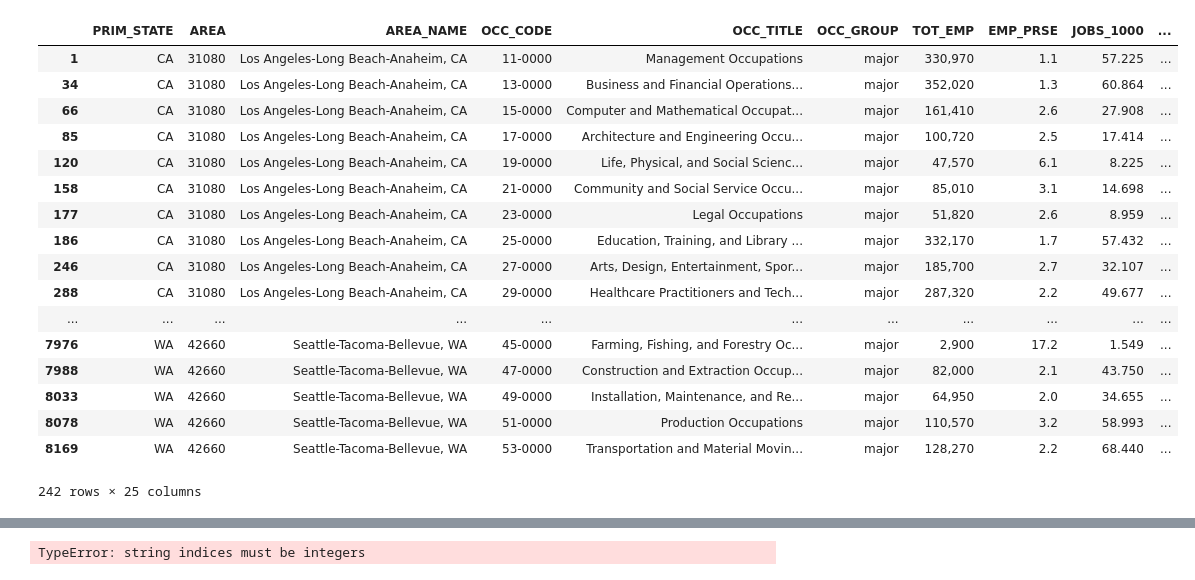
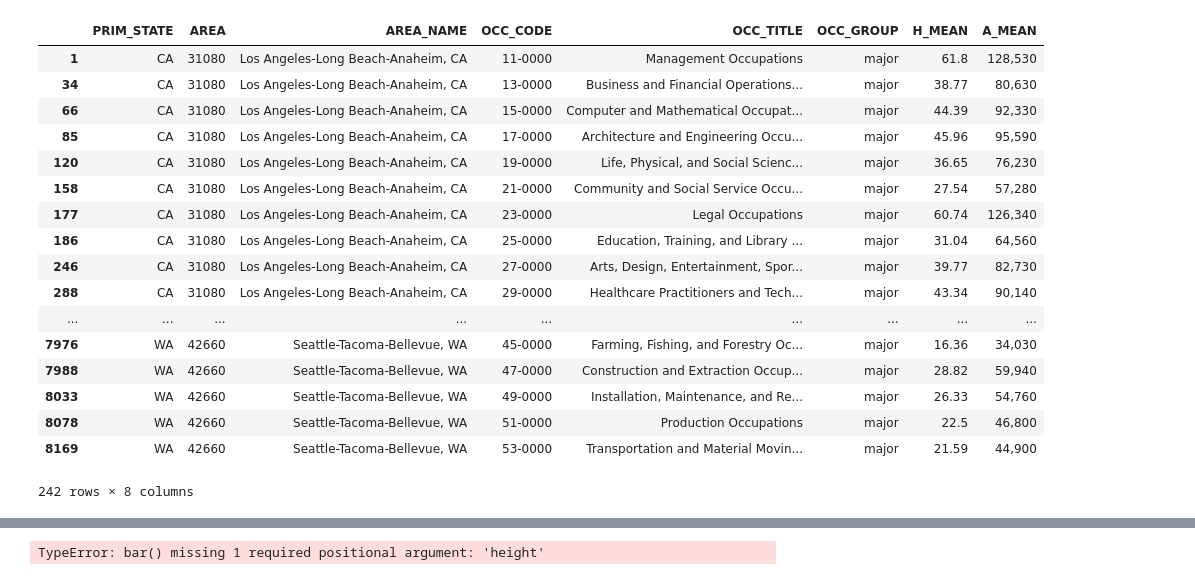
Before and after one commit to michelle604/Data-Science-Intro-Project, a Jupyter notebook: final project Q1.ipynb, the cells around one changed output, grey strips where cells are left out. Saved outputs shown, nothing was run; the diff lists cells and outputs as text; code cells hidden in the pictures.

```diff
--- a/final project Q1.ipynb
+++ b/final project Q1.ipynb
@@ -5,29 +5,34 @@ import numpy as np
 import matplotlib.pyplot as plt
 %matplotlib inline
 # %%
-jobs = pd.read_csv('occupations.csv')
+jobs = pd.read_csv('occupations2.csv')
+job['H_MEAN'] = job['H_MEAN'].str.replace('*', 'NaN')
+job['A_MEAN'] = job['A_MEAN'].str.replace('*', 'NaN')
+job['A_MEAN'] = job['A_MEAN'].str.replace(',', '')
 job=jobs[jobs['H_MEAN'].notnull() & jobs['A_MEAN'].notnull()]
+job=jobs[jobs['H_MEAN'].notnull() & jobs['A_MEAN'].notnull()]
+
 major = job[job['OCC_GROUP'].str.contains('major')]
 major
 # %% [output]
-|  | PRIM_STATE | AREA | AREA_NAME | OCC_CODE | OCC_TITLE | OCC_GROUP | TOT_EMP | EMP_PRSE | JOBS_1000 | ... |
-| 1 | CA | 31080 | Los Angeles-Long Beach-Anaheim, CA | 11-0000 | Management Occupations | major | 330,970 | 1.1 | 57.225 | ... |
-| 34 | CA | 31080 | Los Angeles-Long Beach-Anaheim, CA | 13-0000 | Business and Financial Operations... | major | 352,020 | 1.3 | 60.864 | ... |
-| 66 | CA | 31080 | Los Angeles-Long Beach-Anaheim, CA | 15-0000 | Computer and Mathematical Occupat... | major | 161,410 | 2.6 | 27.908 | ... |
-| 85 | CA | 31080 | Los Angeles-Long Beach-Anaheim, CA | 17-0000 | Architecture and Engineering Occu... | major | 100,720 | 2.5 | 17.414 | ... |
-| 120 | CA | 31080 | Los Angeles-Long Beach-Anaheim, CA | 19-0000 | Life, Physical, and Social Scienc... | major | 47,570 | 6.1 | 8.225 | ... |
-| 158 | CA | 31080 | Los Angeles-Long Beach-Anaheim, CA | 21-0000 | Community and Social Service Occu... | major | 85,010 | 3.1 | 14.698 | ... |
-| 177 | CA | 31080 | Los Angeles-Long Beach-Anaheim, CA | 23-0000 | Legal Occupations | major | 51,820 | 2.6 | 8.959 | ... |
-| 186 | CA | 31080 | Los Angeles-Long Beach-Anaheim, CA | 25-0000 | Education, Training, and Library ... | major | 332,170 | 1.7 | 57.432 | ... |
-| 246 | CA | 31080 | Los Angeles-Long Beach-Anaheim, CA | 27-0000 | Arts, Design, Entertainment, Spor... | major | 185,700 | 2.7 | 32.107 | ... |
-| 288 | CA | 31080 | Los Angeles-Long Beach-Anaheim, CA | 29-0000 | Healthcare Practitioners and Tech... | major | 287,320 | 2.2 | 49.677 | ... |
-| ... | ... | ... | ... | ... | ... | ... | ... | ... | ... | ... |
-| 7976 | WA | 42660 | Seattle-Tacoma-Bellevue, WA | 45-0000 | Farming, Fishing, and Forestry Oc... | major | 2,900 | 17.2 | 1.549 | ... |
-| 7988 | WA | 42660 | Seattle-Tacoma-Bellevue, WA | 47-0000 | Construction and Extraction Occup... | major | 82,000 | 2.1 | 43.750 | ... |
-| 8033 | WA | 42660 | Seattle-Tacoma-Bellevue, WA | 49-0000 | Installation, Maintenance, and Re... | major | 64,950 | 2.0 | 34.655 | ... |
-| 8078 | WA | 42660 | Seattle-Tacoma-Bellevue, WA | 51-0000 | Production Occupations | major | 110,570 | 3.2 | 58.993 | ... |
-| 8169 | WA | 42660 | Seattle-Tacoma-Bellevue, WA | 53-0000 | Transportation and Material Movin... | major | 128,270 | 2.2 | 68.440 | ... |
+|  | PRIM_STATE | AREA | AREA_NAME | OCC_CODE | OCC_TITLE | OCC_GROUP | H_MEAN | A_MEAN |
+| 1 | CA | 31080 | Los Angeles-Long Beach-Anaheim, CA | 11-0000 | Management Occupations | major | 61.8 | 128,530 |
+| 34 | CA | 31080 | Los Angeles-Long Beach-Anaheim, CA | 13-0000 | Business and Financial Operations... | major | 38.77 | 80,630 |
+| 66 | CA | 31080 | Los Angeles-Long Beach-Anaheim, CA | 15-0000 | Computer and Mathematical Occupat... | major | 44.39 | 92,330 |
+| 85 | CA | 31080 | Los Angeles-Long Beach-Anaheim, CA | 17-0000 | Architecture and Engineering Occu... | major | 45.96 | 95,590 |
+| 120 | CA | 31080 | Los Angeles-Long Beach-Anaheim, CA | 19-0000 | Life, Physical, and Social Scienc... | major | 36.65 | 76,230 |
+| 158 | CA | 31080 | Los Angeles-Long Beach-Anaheim, CA | 21-0000 | Community and Social Service Occu... | major | 27.54 | 57,280 |
+| 177 | CA | 31080 | Los Angeles-Long Beach-Anaheim, CA | 23-0000 | Legal Occupations | major | 60.74 | 126,340 |
+| 186 | CA | 31080 | Los Angeles-Long Beach-Anaheim, CA | 25-0000 | Education, Training, and Library ... | major | 31.04 | 64,560 |
+| 246 | CA | 31080 | Los Angeles-Long Beach-Anaheim, CA | 27-0000 | Arts, Design, Entertainment, Spor... | major | 39.77 | 82,730 |
+| 288 | CA | 31080 | Los Angeles-Long Beach-Anaheim, CA | 29-0000 | Healthcare Practitioners and Tech... | major | 43.34 | 90,140 |
+| ... | ... | ... | ... | ... | ... | ... | ... | ... |
+| 7976 | WA | 42660 | Seattle-Tacoma-Bellevue, WA | 45-0000 | Farming, Fishing, and Forestry Oc... | major | 16.36 | 34,030 |
+| 7988 | WA | 42660 | Seattle-Tacoma-Bellevue, WA | 47-0000 | Construction and Extraction Occup... | major | 28.82 | 59,940 |
+| 8033 | WA | 42660 | Seattle-Tacoma-Bellevue, WA | 49-0000 | Installation, Maintenance, and Re... | major | 26.33 | 54,760 |
+| 8078 | WA | 42660 | Seattle-Tacoma-Bellevue, WA | 51-0000 | Production Occupations | major | 22.5 | 46,800 |
+| 8169 | WA | 42660 | Seattle-Tacoma-Bellevue, WA | 53-0000 | Transportation and Material Movin... | major | 21.59 | 44,900 |
-242 rows × 25 columns
+242 rows × 8 columns
 # %%
 #sum up the income per hour/year of occupations in U.S. major states
 major.H_MEAN =  major.H_MEAN.apply(lambda x: float(x))
@@ -62,10 +67,12 @@ See the caveats in the documentation: http://pandas.pydata.org/pandas-docs/stabl
 # %%
 occupations = [] # occupation in 'major' group
 income = [] # mean income/hour
-plt.bar(left = major['OCC_TITLE'], height = job['H_MEAN'])
+plt.bar(left = major['OCC_TITLE'], income = major['H_MEAN'])
 plt.xlabel('occupation in Los Angeles-Long Beach-Anaheim, CA')
 plt.ylabel('avarage income/ hour')
 plt.show()
+# %% [output]
+TypeError: bar() missing 1 required positional argument: 'height'
 # %%
 # Bar chart showing occupations in 'major' group
 bars = [] # occupation in 'major' group
@@ -79,8 +86,6 @@ plt.bar(left = job['OCC_TITLE'], height = job['H_MEAN'])
 plt.xlabel('occupation in Los Angeles-Long Beach-Anaheim, CA')
 plt.ylabel('avarage income/ hour')
 plt.show()
-# %% [output]
-TypeError: string indices must be integers
 # %%
 # Bar chart showing occupations in 'major' group
 
```
Also changed, not shown: parts of 2 cells of this notebook.
